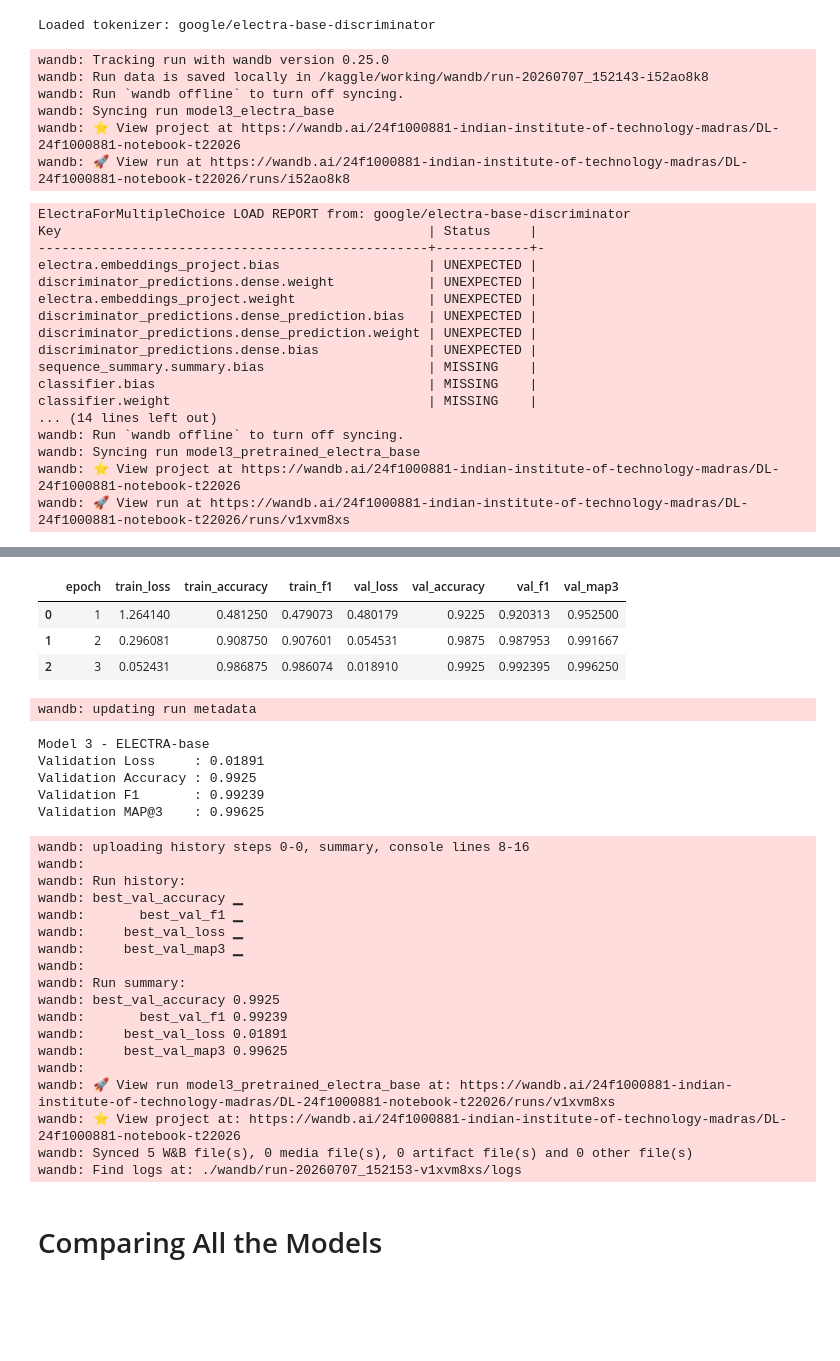
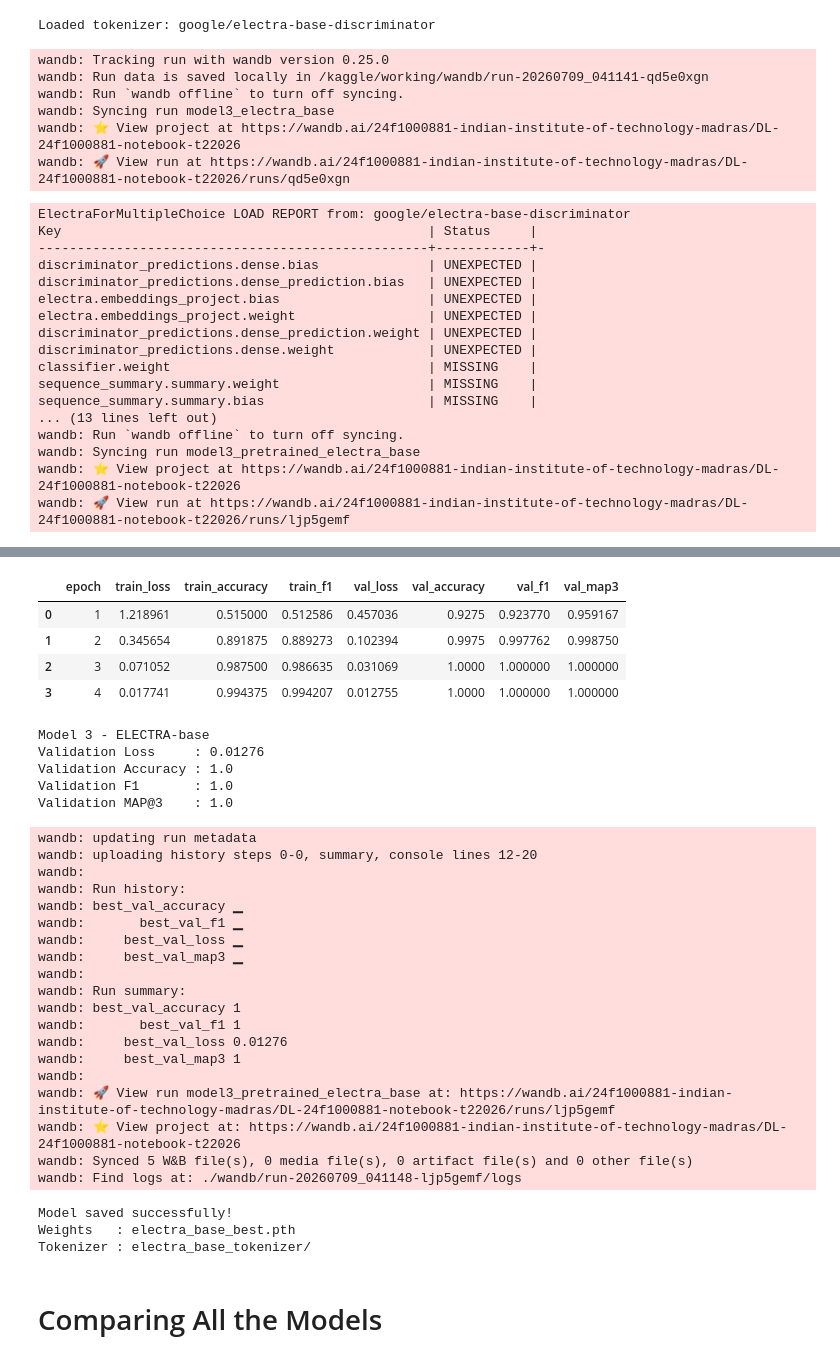
Before and after one commit to Hariom9991/dl-24f1000881-notebook-t22026, a Jupyter notebook: kaggle_notebook.ipynb, the cells around one changed output, grey strips where cells are left out. Cells and saved outputs as stored; diff of their text form; code cells hidden in the pictures; blank space fills up the shorter version.

Commit message:
Kaggle Notebook | DL-24f1000881-notebook-t22026 | Version 26

```diff
--- a/kaggle_notebook.ipynb
+++ b/kaggle_notebook.ipynb
@@ -119,7 +122,7 @@ MC_MODEL_NAME = "google/electra-base-discriminator"
 MAX_LEN = 256
 TRAIN_BATCH_SIZE = 4
 VALID_BATCH_SIZE = 4
-EPOCHS = 3
+EPOCHS = 4
 LEARNING_RATE = 2e-5
 WEIGHT_DECAY = 0.01
 MAX_GRAD_NORM = 1.0
@@ -1283,11 +1227,11 @@ electra_run = start_run(
 )
 # %% [output]
 wandb: Tracking run with wandb version 0.25.0
-wandb: Run data is saved locally in /kaggle/working/wandb/run-20260707_152143-i52ao8k8
+wandb: Run data is saved locally in /kaggle/working/wandb/run-20260709_041141-qd5e0xgn
 wandb: Run `wandb offline` to turn off syncing.
 wandb: Syncing run model3_electra_base
 wandb: ⭐️ View project at https://wandb.ai/24f1000881-indian-institute-of-technology-madras/DL-24f1000881-notebook-t22026
-wandb: 🚀 View run at https://wandb.ai/24f1000881-indian-institute-of-technology-madras/DL-24f1000881-notebook-t22026/runs/i52ao8k8
+wandb: 🚀 View run at https://wandb.ai/24f1000881-indian-institute-of-technology-madras/DL-24f1000881-notebook-t22026/runs/qd5e0xgn
 # %%
 # eval function
 
@@ -1344,7 +1289,7 @@ def train_electra_mc(
     model,
     train_loader,
     val_loader,
-    epochs=3,
+    epochs=4,
     lr=2e-5,
     weight_decay=0.01,
     device="cpu"
@@ -1418,7 +1363,6 @@ def train_electra_mc(
             "val_f1": val_metrics["f1"],
             "val_map3": val_metrics["map3"]
         }
-
         history.append(epoch_result)
 
         print(f"\nEpoch {epoch+1}")
@@ -1452,7 +1396,6 @@ electra_run = start_run(
         "max_grad_norm": MAX_GRAD_NORM
     }
 )
-
 mc_model, electra_history = train_electra_mc(
     mc_model,
     train_loader_mc,
@@ -1475,6 +1418,16 @@ print("Validation Loss     :", round(best_row["val_loss"], 5))
 print("Validation Accuracy :", round(best_row["val_accuracy"], 5))
 print("Validation F1       :", round(best_row["val_f1"], 5))
 print("Validation MAP@3    :", round(best_row["val_map3"], 5))
+# Save Best Model
+torch.save(
+    mc_model.state_dict(),
+    "electra_base_best.pth"
+)
+
+# Save Tokenizer
+mc_tokenizer.save_pretrained(
+    "electra_base_tokenizer"
+)
 
 wandb.log({
     "best_val_loss": float(best_row["val_loss"]),
@@ -1484,22 +1437,26 @@ wandb.log({
 })
 
 electra_run.finish()
+
+print("\nModel saved successfully!")
+print("Weights   : electra_base_best.pth")
+print("Tokenizer : electra_base_tokenizer/")
 # %% [output]
 ElectraForMultipleChoice LOAD REPORT from: google/electra-base-discriminator
 Key                                               | Status     |
 --------------------------------------------------+------------+-
+discriminator_predictions.dense.bias              | UNEXPECTED |
+discriminator_predictions.dense_prediction.bias   | UNEXPECTED |
 electra.embeddings_project.bias                   | UNEXPECTED |
+electra.embeddings_project.weight                 | UNEXPECTED |
+discriminator_predictions.dense_prediction.weight | UNEXPECTED |
 discriminator_predictions.dense.weight            | UNEXPECTED |
-electra.embeddings_project.weight                 | UNEXPECTED |
-discriminator_predictions.dense_prediction.bias   | UNEXPECTED |
-discriminator_predictions.dense_prediction.weight | UNEXPECTED |
-discriminator_predictions.dense.bias              | UNEXPECTED |
+classifier.weight                                 | MISSING    |
+sequence_summary.summary.weight                   | MISSING    |
 sequence_summary.summary.bias                     | MISSING    |
-classifier.bias                                   | MISSING    |
-classifier.weight                                 | MISSING    |
-... (14 lines left out)
+... (13 lines left out)
 wandb: Run `wandb offline` to turn off syncing.
 wandb: Syncing run model3_pretrained_electra_base
 wandb: ⭐️ View project at https://wandb.ai/24f1000881-indian-institute-of-technology-madras/DL-24f1000881-notebook-t22026
-wandb: 🚀 View run at https://wandb.ai/24f1000881-indian-institute-of-technology-madras/DL-24f1000881-notebook-t22026/runs/v1xvm8xs
+wandb: 🚀 View run at https://wandb.ai/24f1000881-indian-institute-of-technology-madras/DL-24f1000881-notebook-t22026/runs/ljp5gemf
 Epoch 1
@@ -1514,14 +1474,15 @@ Val   Loss: 0.01891 | Val   Acc: 0.99250 | Val   F1: 0.99239 | Val MAP@3: 0.9962
 |  | epoch | train_loss | train_accuracy | train_f1 | val_loss | val_accuracy | val_f1 | val_map3 |
-| 0 | 1 | 1.264140 | 0.481250 | 0.479073 | 0.480179 | 0.9225 | 0.920313 | 0.952500 |
-| 1 | 2 | 0.296081 | 0.908750 | 0.907601 | 0.054531 | 0.9875 | 0.987953 | 0.991667 |
-| 2 | 3 | 0.052431 | 0.986875 | 0.986074 | 0.018910 | 0.9925 | 0.992395 | 0.996250 |
+| 0 | 1 | 1.218961 | 0.515000 | 0.512586 | 0.457036 | 0.9275 | 0.923770 | 0.959167 |
+| 1 | 2 | 0.345654 | 0.891875 | 0.889273 | 0.102394 | 0.9975 | 0.997762 | 0.998750 |
+| 2 | 3 | 0.071052 | 0.987500 | 0.986635 | 0.031069 | 1.0000 | 1.000000 | 1.000000 |
+| 3 | 4 | 0.017741 | 0.994375 | 0.994207 | 0.012755 | 1.0000 | 1.000000 | 1.000000 |
-wandb: updating run metadata
 Model 3 - ELECTRA-base
-Validation Loss     : 0.01891
-Validation Accuracy : 0.9925
-Validation F1       : 0.99239
-Validation MAP@3    : 0.99625
+Validation Loss     : 0.01276
+Validation Accuracy : 1.0
+Validation F1       : 1.0
+Validation MAP@3    : 1.0
-wandb: uploading history steps 0-0, summary, console lines 8-16
+wandb: updating run metadata
+wandb: uploading history steps 0-0, summary, console lines 12-20
 wandb:
 wandb: Run history:
 wandb: best_val_accuracy ▁
@@ -1530,15 +1491,18 @@ wandb:     best_val_loss ▁
 wandb:     best_val_map3 ▁
 wandb:
 wandb: Run summary:
-wandb: best_val_accuracy 0.9925
-wandb:       best_val_f1 0.99239
-wandb:     best_val_loss 0.01891
-wandb:     best_val_map3 0.99625
+wandb: best_val_accuracy 1
+wandb:       best_val_f1 1
+wandb:     best_val_loss 0.01276
+wandb:     best_val_map3 1
 wandb:
-wandb: 🚀 View run model3_pretrained_electra_base at: https://wandb.ai/24f1000881-indian-institute-of-technology-madras/DL-24f1000881-notebook-t22026/runs/v1xvm8xs
+wandb: 🚀 View run model3_pretrained_electra_base at: https://wandb.ai/24f1000881-indian-institute-of-technology-madras/DL-24f1000881-notebook-t22026/runs/ljp5gemf
 wandb: ⭐️ View project at: https://wandb.ai/24f1000881-indian-institute-of-technology-madras/DL-24f1000881-notebook-t22026
 wandb: Synced 5 W&B file(s), 0 media file(s), 0 artifact file(s) and 0 other file(s)
-wandb: Find logs at: ./wandb/run-20260707_152153-v1xvm8xs/logs
+wandb: Find logs at: ./wandb/run-20260709_041148-ljp5gemf/logs
+Model saved successfully!
+Weights   : electra_base_best.pth
+Tokenizer : electra_base_tokenizer/
 # %% [markdown]
 # Comparing All the Models
 # %%
```
Also changed, not shown: parts of 24 cells of this notebook.
